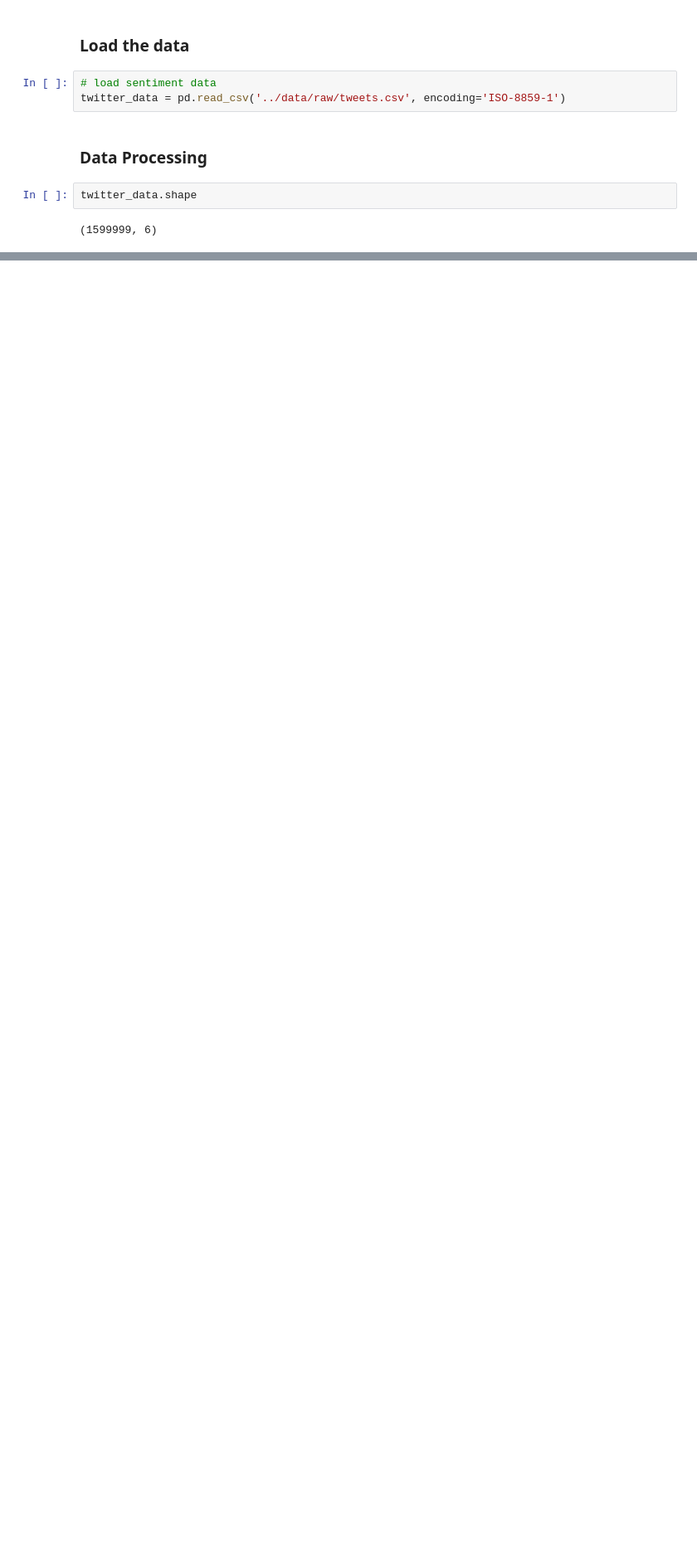
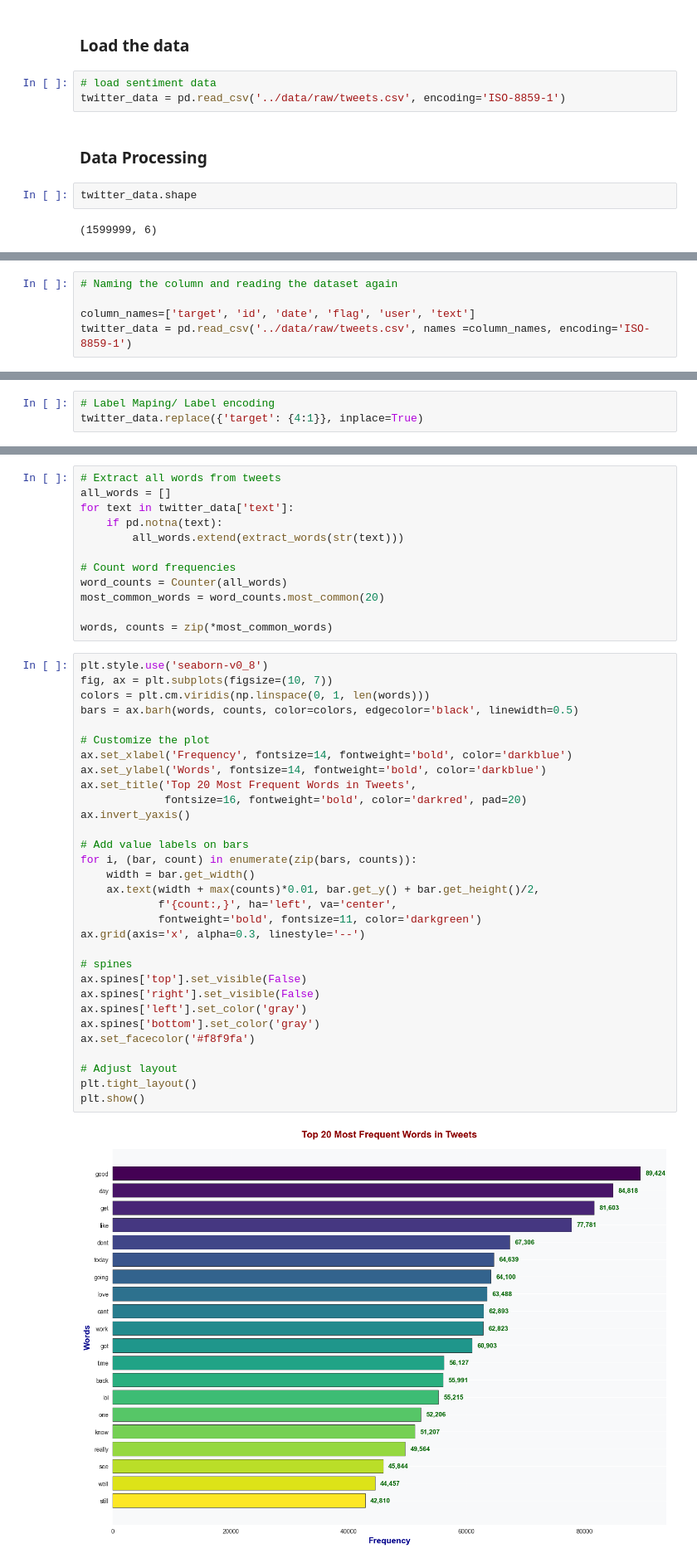
Before and after one commit to Kahkashan2708/Twitter-Sentiment-Analysis-mlops, a Jupyter notebook: Notebook/EDA.ipynb, the cells around one changed output, grey strips where cells are left out. Shown at 83% size. Drawn from its saved outputs; the diff is of its cells as text; blank space fills up the shorter version.

```diff
--- a/Notebook/EDA.ipynb
+++ b/Notebook/EDA.ipynb
@@ -56,0 +68,5 @@ twitter_data.shape
+# %%
+# Naming the column and reading the dataset again
+
+column_names=['target', 'id', 'date', 'flag', 'user', 'text']
+twitter_data = pd.read_csv('../data/raw/tweets.csv', names =column_names, encoding='ISO-8859-1')
@@ -56,0 +135,3 @@ twitter_data.shape
+# %%
+# Label Maping/ Label encoding
+twitter_data.replace({'target': {4:1}}, inplace=True)
@@ -56,0 +164,45 @@ twitter_data.shape
+# %%
+# Extract all words from tweets
+all_words = []
+for text in twitter_data['text']:
+    if pd.notna(text):
+        all_words.extend(extract_words(str(text)))
+
+# Count word frequencies
+word_counts = Counter(all_words)
+most_common_words = word_counts.most_common(20)
+
+words, counts = zip(*most_common_words)
+# %%
+plt.style.use('seaborn-v0_8')
+fig, ax = plt.subplots(figsize=(10, 7))
+colors = plt.cm.viridis(np.linspace(0, 1, len(words)))
+bars = ax.barh(words, counts, color=colors, edgecolor='black', linewidth=0.5)
+
+# Customize the plot
+ax.set_xlabel('Frequency', fontsize=14, fontweight='bold', color='darkblue')
+ax.set_ylabel('Words', fontsize=14, fontweight='bold', color='darkblue')
+ax.set_title('Top 20 Most Frequent Words in Tweets',
+             fontsize=16, fontweight='bold', color='darkred', pad=20)
+ax.invert_yaxis()
+
+# Add value labels on bars
+for i, (bar, count) in enumerate(zip(bars, counts)):
+    width = bar.get_width()
+    ax.text(width + max(counts)*0.01, bar.get_y() + bar.get_height()/2,
+            f'{count:,}', ha='left', va='center',
+            fontweight='bold', fontsize=11, color='darkgreen')
+ax.grid(axis='x', alpha=0.3, linestyle='--')
+
+# spines
+ax.spines['top'].set_visible(False)
+ax.spines['right'].set_visible(False)
+ax.spines['left'].set_color('gray')
+ax.spines['bottom'].set_color('gray')
+ax.set_facecolor('#f8f9fa')
+
+# Adjust layout
+plt.tight_layout()
+plt.show()
+# %% [output]
+[figure, added]
```
Also changed, not shown: parts of 21 cells of this notebook, 8 other files.
